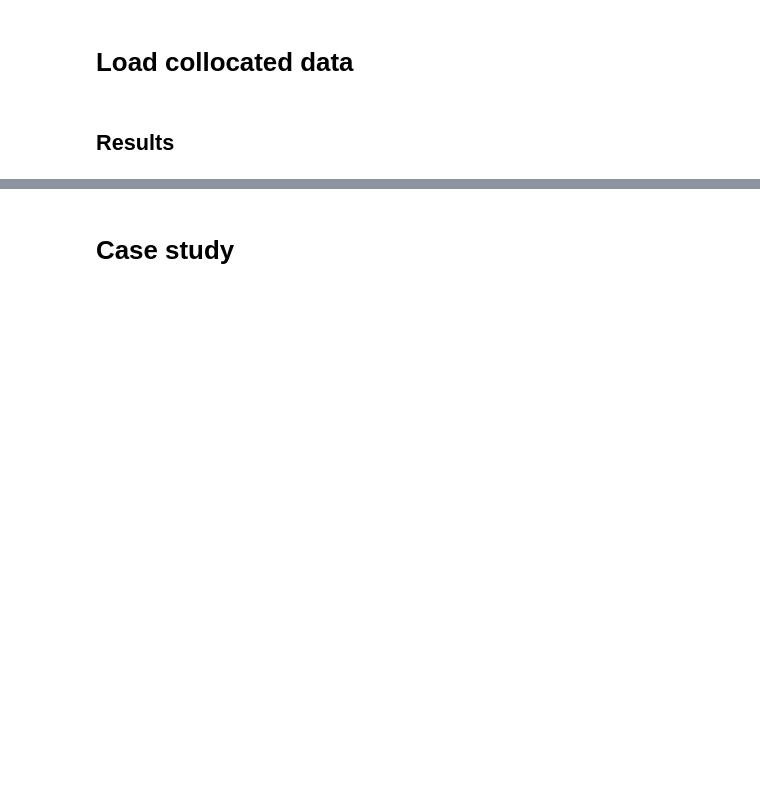
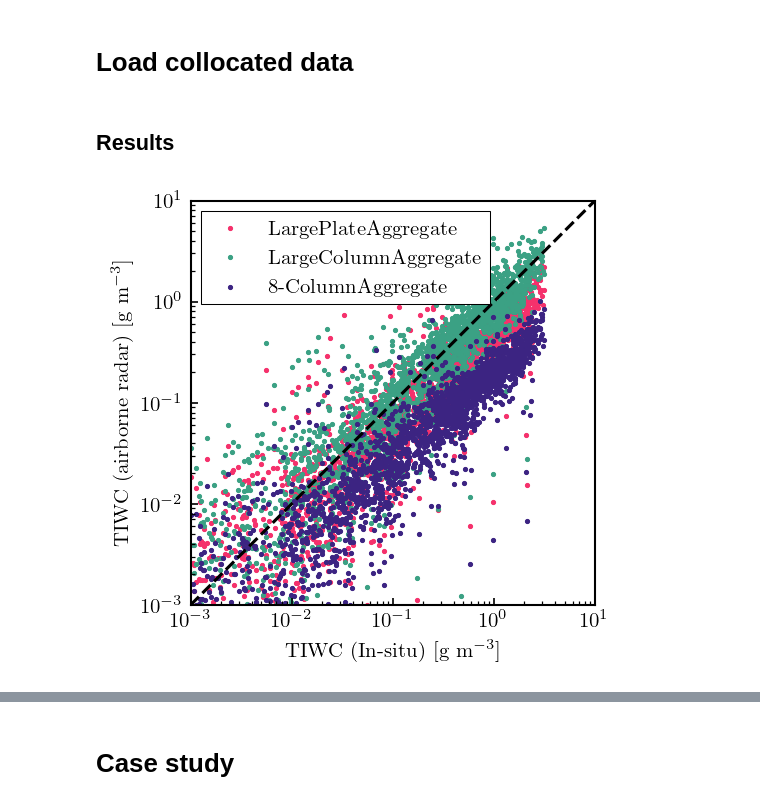
Before and after one commit to SEE-GEO/ccic, a Jupyter notebook: notebooks/validation_haic_hiwc.ipynb, the cells around one changed output, grey strips where cells are left out. Drawn from its saved outputs; the diff is of its cells as text; code cells hidden in the pictures; blank space fills up the shorter version.

```diff
--- a/notebooks/validation_haic_hiwc.ipynb
+++ b/notebooks/validation_haic_hiwc.ipynb
@@ -139,18 +136,22 @@ for ccic_file in cpcir_files:
         radar_files = sorted(list(radar_path.glob(f"radar_cpcir_{particle}_{date}.nc")))
         if len(radar_files) > 0:
             radar_data = xr.load_dataset(radar_files[0])
-            ccic_data[f"tiwc_radar_{short_names[particle]}"] = (dims, radar_data.iwc.data)
+            ccic_data[f"tiwc_radar_{short_names[particle]}"] = (dims, radar_data.iwc.data.astype("float32"))
+            ccic_data["temperature"] = (dims, radar_data.temperature.data.astype("float32"))
         else:
             ccic_data[f"tiwc_radar_{short_names[particle]}"] = (
-                dims, np.nan * np.ones_like(ccic_data.tiwc.data)
+                dims, np.nan * np.ones_like(ccic_data.tiwc.data.astype("float32"))
+            )
+            ccic_data["temperature"] = (
+                dims, np.nan * np.ones_like(ccic_data.tiwc.data.astype("float32"))
             )
 
     if len(in_situ_files) > 0:
         in_situ_data = xr.load_dataset(in_situ_files[0])
-        ccic_data["tiwc_in_situ"] = (dims, in_situ_data.twc.data)
+        ccic_data["tiwc_in_situ"] = (dims, in_situ_data.twc.data.astype("float32"))
     else:
         ccic_data["tiwc_in_situ"] = (
-            dims, np.nan * np.ones_like(ccic_data.tiwc.data)
+            dims, np.nan * np.ones_like(ccic_data.tiwc.data.astype("float32"))
         )
     results_cpcir.append(ccic_data)
 
@@ -173,22 +174,26 @@ for ccic_file in gridsat_files:
     if len(radar_files) == 0 and len(in_situ_files) == 0:
         continue
 
-    ccic_data = xr.load_dataset(ccic_file)
+    ccic_data = xr.load_dataset(ccic_file)[{"time": [0]}]
 
     dims = ("time", "latitude", "longitude", "altitude")
 
     for particle in particles:
         radar_files = sorted(list(radar_path.glob(f"radar_gridsat_{particle}_{date}.nc")))
         if len(radar_files) > 0:
-            radar_data = xr.load_dataset(radar_files[0])
+            radar_data = xr.load_dataset(radar_files[0])[{"time": [0]}]
             ccic_data[f"tiwc_radar_{short_names[particle]}"] = (dims, radar_data.iwc.data)
+            ccic_data["temperature"] = (dims, radar_data.temperature.data)
         else:
             ccic_data[f"tiwc_radar_{short_names[particle]}"] = (
-                dims, np.nan * np.ones_like(ccic_data.tiwc.data)
+                dims, np.nan * np.ones_like(ccic_data.tiwc.data.astype("float32"))
+            )
+            ccic_data["temperature"] = (
+                dims, np.nan * np.ones_like(ccic_data.tiwc.data.astype("float32"))
             )
 
     if len(in_situ_files) > 0:
-        in_situ_data = xr.load_dataset(in_situ_files[0])
+        in_situ_data = xr.load_dataset(in_situ_files[0])[{"time": [0]}]
         ccic_data["tiwc_in_situ"] = (dims, in_situ_data.twc.data)
     else:
         ccic_data["tiwc_in_situ"] = (
@@ -227,43 +232,45 @@ def get_iwc_radar_ccic(data, particle):
 # %% [markdown]
 ## Results
 # %%
-f, ax = plt.subplots(1, 1, figsize=(5, 5))
+f, ax = plt.subplots(1, 1, figsize=(3.5, 3.5))
 
 x = np.logspace(-3, 1, 101)
 ax.plot(x, x, c="k", ls="--")
 
 bins = np.logspace(-3, 1, 31)
-iwc_ref, iwc = get_iwc_in_situ_radar(results_gridsat, "LargePlateAggregate")
+iwc_ref, iwc = get_tiwc_in_situ_radar(results_cpcir, "LargePlateAggregate")
 #x = 0.5 * (bins[1:] + bins[:-1])
 #y = np.histogram2d(iwc_ref, iwc, bins=bins)[0]
 #ax.contour(x, x, y.T, cmap="Reds")
-plt.scatter(iwc_ref, iwc, label="LargePlateAggregate", s=4, alpha=0.5)
+plt.scatter(iwc_ref, iwc, label="LargePlateAggregate", s=4)
 #bias = 100 * (iwc - iwc_ref).mean() / iwc_ref.mean()
 #print(bias)
 #
-iwc_ref, iwc = get_iwc_in_situ_radar(results_gridsat, "LargeColumnAggregate")
+iwc_ref, iwc = get_tiwc_in_situ_radar(results_cpcir, "LargeColumnAggregate")
 y = np.histogram2d(iwc_ref, iwc, bins=bins)[0]
 #ax.contour(x, x, y.T, cmap="Blues")
-ax.scatter(iwc_ref, iwc, label="LargeColumnAggregate", s=2, alpha=0.5)
+ax.scatter(iwc_ref, iwc, label="LargeColumnAggregate", s=4)
 #bias = 100 * (iwc - iwc_ref).mean() / iwc_ref.mean()
 #print(bias)
-iwc_ref, iwc = get_iwc_in_situ_radar(results_gridsat, "8-ColumnAggregate")
+iwc_ref, iwc = get_tiwc_in_situ_radar(results_cpcir, "8-ColumnAggregate")
 #y = np.histogram2d(iwc_ref, iwc, bins=bins)[0]
 #ax.contour(x, x, y.T, cmap="Greens")
 #
 #iwc_ref, iwc = get_iwc_in_situ_radar(results_gridsat, "8-ColumnAggregate")
-ax.scatter(iwc_ref, iwc, label="8-ColumnAggregate", s=4, alpha=0.5)
+ax.scatter(iwc_ref, iwc, label="8-ColumnAggregate", s=4)
 #bias = 100 * (iwc - iwc_ref).mean() / iwc_ref.mean()
 #print(bias)
 
 ax.set_xlim(1e-3, 1e1)
 ax.set_ylim(1e-3, 1e1)
 ax.set_aspect(1)
 ax.set_xscale("log")
 ax.set_yscale("log")
 
-ax.set_xlabel("IWC (In-situ) [g m$^{-3}$]")
-ax.set_ylabel("IWC (airborne radar) [g m$^{-3}$]")
+ax.set_xlabel("TIWC (In-situ) [g m$^{-3}$]")
+ax.set_ylabel("TIWC (airborne radar) [g m$^{-3}$]")
 ax.legend()
 
 f.savefig("../figures/radar_only_haic.pdf", bbox_inches="tight")
+# %% [output]
+[figure, added]
```
Also changed, not shown: parts of 24 cells of this notebook.
